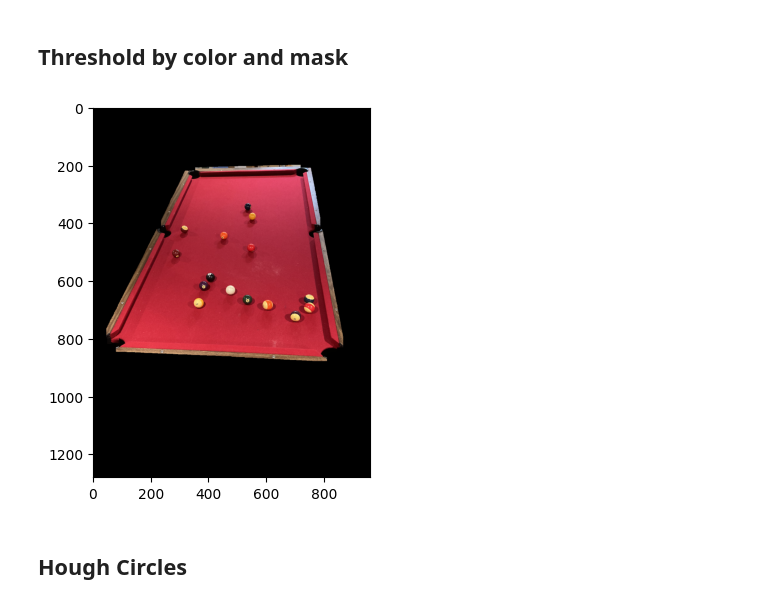
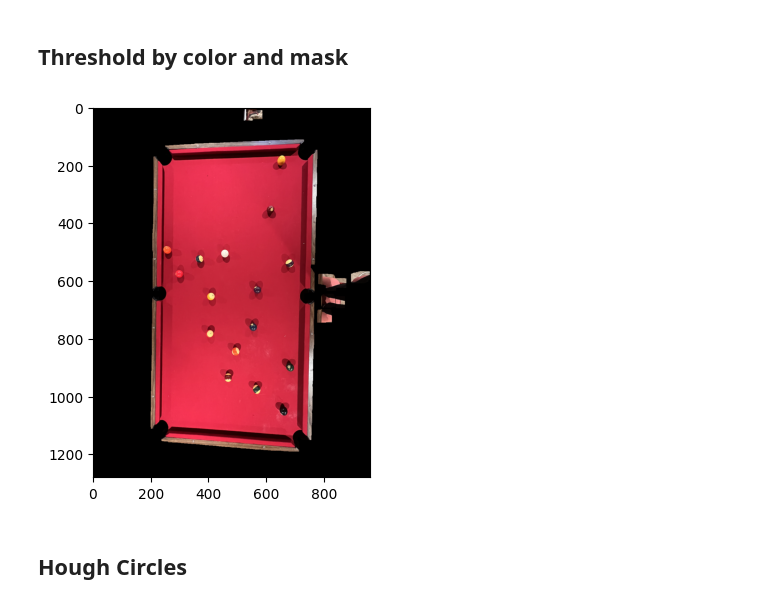
Before and after one commit to bennibbelink/cs766-final-project, a Jupyter notebook: ball_detect.ipynb, the cells around one changed output. Saved outputs shown, nothing was run; the diff lists cells and outputs as text; code cells hidden in the pictures.

```diff
--- a/ball_detect.ipynb
+++ b/ball_detect.ipynb
@@ -14,13 +12,8 @@ def shadow_remove(img):
 # %%
-from sympy import Point, Ellipse
-import matplotlib.pyplot as plt
-import numpy as np
-x1='images/most_balls/1280x1280/IMG_3207.png'
-grayscale = cv2.imread(x1, 0)
-color = cv2.imread(x1,1)
-no_shadow = shadow_remove(color)
-plt.imshow(cv2.cvtColor(no_shadow, cv2.COLOR_BGR2RGB))
-plt.show()
-plt.imshow(cv2.cvtColor(color, cv2.COLOR_BGR2RGB))
-plt.show()
+image_path='new_images/all_balls/1280x1280/IMG_2735.png'
+grayscale = cv2.imread(image_path, 0)
+color = cv2.imread(image_path,1)
+if DEBUG:
+    plt.imshow(cv2.cvtColor(color, cv2.COLOR_BGR2RGB))
+    plt.show()
 # %% [output]
@@ -30,20 +22,26 @@ plt.show()
 ## Threshold by color and mask
 # %%
 # order is blue, green, red
-lower_blue = np.array([0,0,150])
-upper_blue = np.array([150,100,255])
-mask = cv2.inRange(color, lower_blue, upper_blue)
-kernel = np.ones((7,7),np.uint8)
-dilation = cv2.dilate(mask, kernel, iterations = 5)
-# dilation is grayscale, lets convert it to have three channels
-rgb_dilation = np.uint8(np.zeros((dilation.shape[0], dilation.shape[1], 3)))
-for i in range(rgb_dilation.shape[0]):
-    for j in range(rgb_dilation.shape[1]):
-        rgb_dilation[i][j][:] = dilation[i][j]
+def mask_table(color_img):
+    lower = np.array([0,0,150])
+    upper = np.array([150,100,255])
+    mask = cv2.inRange(color, lower, upper)
+    kernel = np.ones((7,7),np.uint8)
+    # erosion = cv2.erode(mask, kernel, iterations=3)
+    dilation = cv2.dilate(mask, kernel, iterations=5)
+    # dilation is grayscale, lets convert it to have three channels
+    rgb_dilation = np.uint8(np.zeros((dilation.shape[0], dilation.shape[1], 3)))
+    for i in range(rgb_dilation.shape[0]):
+        for j in range(rgb_dilation.shape[1]):
+            rgb_dilation[i][j][:] = dilation[i][j]
 
-res = cv2.bitwise_and(color, rgb_dilation)
-res = cv2.cvtColor(res, cv2.COLOR_BGR2RGB)
-plt.imshow(res)
-plt.show()
+    res = cv2.bitwise_and(color, rgb_dilation)
+    res = cv2.cvtColor(res, cv2.COLOR_BGR2RGB)
+    if DEBUG:
+        plt.imshow(res)
+        plt.show()
+    return res
+
+masked_img = mask_table(color)
 # %% [output]
-[figure, old version]
+[figure, new version]
```
Also changed, not shown: parts of 8 cells of this notebook, 30 other files.
